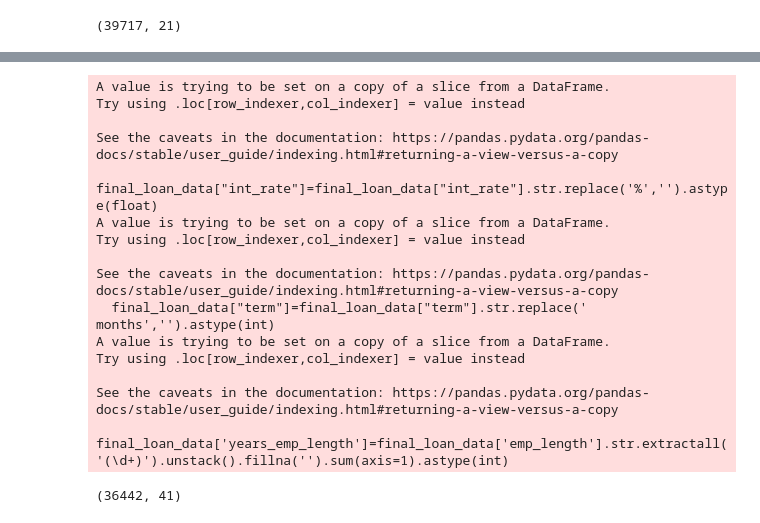
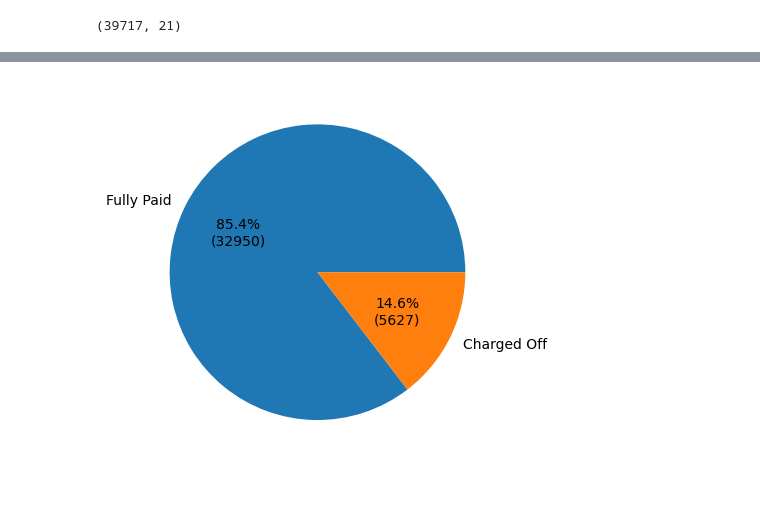
Before and after one commit to sunaynatalreja/LendingClubCaseStudy, a Jupyter notebook: Group_Facilitator_Ganesh.ipynb, the cells around one changed output, grey strips where cells are left out. Drawn from its saved outputs; the diff is of its cells as text; code cells hidden in the pictures; blank space fills up the shorter version.

```diff
--- a/Group_Facilitator_Ganesh.ipynb
+++ b/Group_Facilitator_Ganesh.ipynb
@@ -128,8 +130,15 @@ final_loan_data=loan
 __Refining Values to get new columns__
 # %%
 #Refining values
-final_loan_data["int_rate"]=final_loan_data["int_rate"].str.replace('%','').astype(float)
-final_loan_data["term"]=final_loan_data["term"].str.replace(' months','').astype(int)
-final_loan_data.shape
+loan["int_rate"]=loan["int_rate"].str.replace('%','').astype(float)
+loan["term"]=loan["term"].str.replace(' months','').astype(int)
+loan.shape
 # %% [output]
 (39717, 21)
+# %%
+def autopct_format(values):
+        def my_format(pct):
+            total = sum(values)
+            val = int(round(pct*total/100.0))
+            return '{:.1f}%\n({v:d})'.format(pct, v=val)
+        return my_format
@@ -135,0 +150,6 @@ final_loan_data.shape
+# %%
+#Removing loan status as current as it doesn't provide input to problem statement
+loan.drop(loan[loan['loan_status']== 'Current'].index, inplace = True)
+loan.shape
+final_loan_data_cleaned=loan
+final_loan_data_cleaned.dtypes
@@ -138,18 +202,6 @@ __Refining Values to get new columns__
 # %%
+final_loan=final_loan_data_cleaned['loan_status'].value_counts()
+plt.pie(final_loan,labels = final_loan.index,autopct=autopct_format(final_loan))
+plt.show()
 # %% [output]
-A value is trying to be set on a copy of a slice from a DataFrame.
-Try using .loc[row_indexer,col_indexer] = value instead
-
-See the caveats in the documentation: https://pandas.pydata.org/pandas-docs/stable/user_guide/indexing.html#returning-a-view-versus-a-copy
-  final_loan_data["int_rate"]=final_loan_data["int_rate"].str.replace('%','').astype(float)
-A value is trying to be set on a copy of a slice from a DataFrame.
-Try using .loc[row_indexer,col_indexer] = value instead
-
-See the caveats in the documentation: https://pandas.pydata.org/pandas-docs/stable/user_guide/indexing.html#returning-a-view-versus-a-copy
-  final_loan_data["term"]=final_loan_data["term"].str.replace(' months','').astype(int)
-A value is trying to be set on a copy of a slice from a DataFrame.
-Try using .loc[row_indexer,col_indexer] = value instead
-
-See the caveats in the documentation: https://pandas.pydata.org/pandas-docs/stable/user_guide/indexing.html#returning-a-view-versus-a-copy
-  final_loan_data['years_emp_length']=final_loan_data['emp_length'].str.extractall('(\d+)').unstack().fillna('').sum(axis=1).astype(int)
-(36442, 41)
+[figure, added]
```
Also changed, not shown: parts of 12 cells of this notebook.
